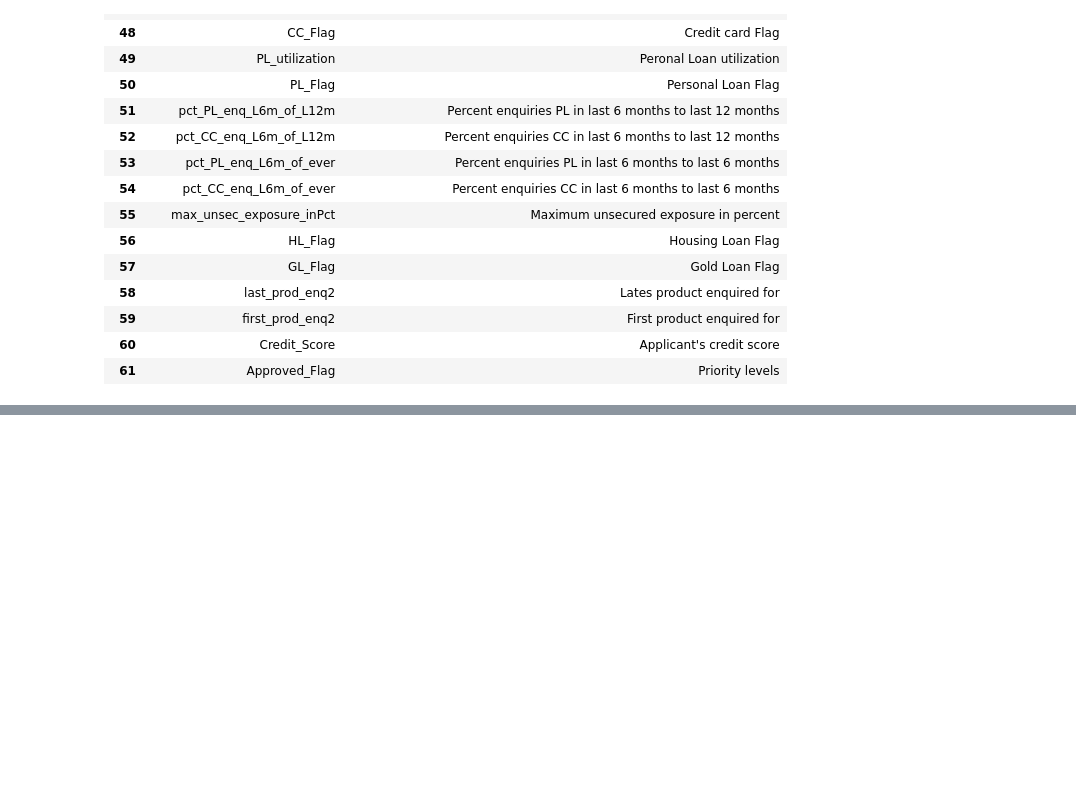
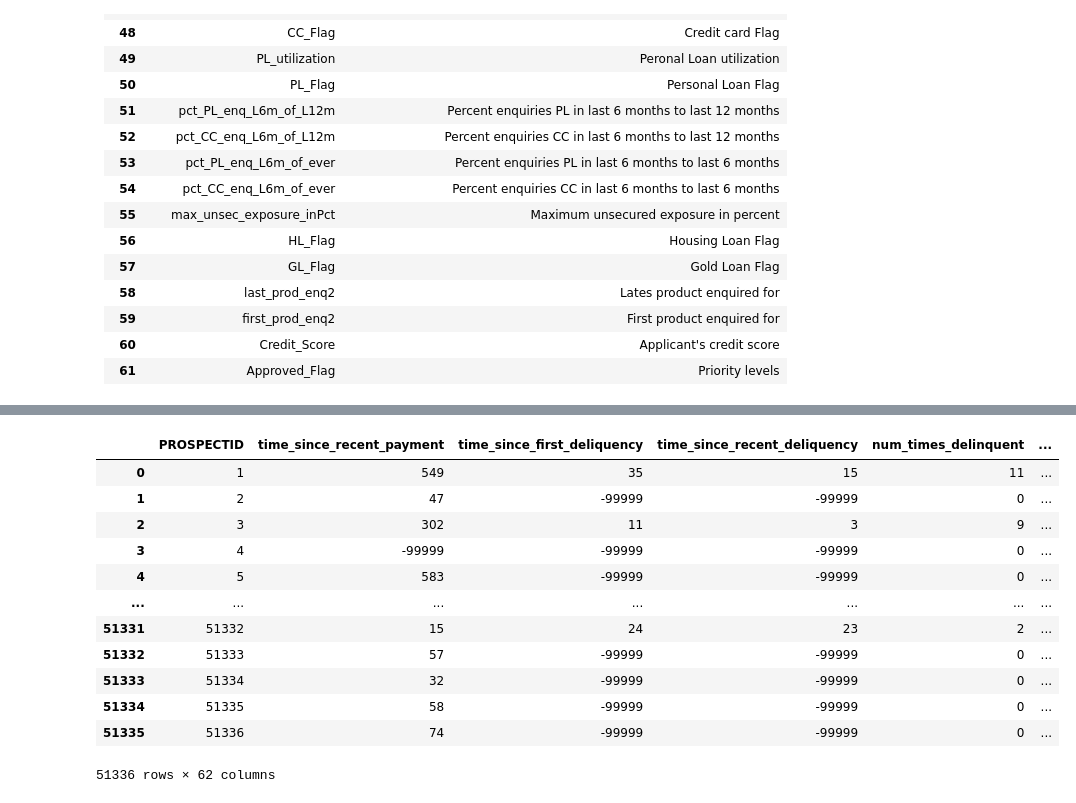
Before and after one commit to Yash-Kavaiya/CampusX-courses, a Jupyter notebook: Credit Risk Modeling using Machine Learning/Credit-risk-session-01-Notes-collection.ipynb, the cells around one changed output, grey strips where cells are left out. Cells and saved outputs as stored; diff of their text form; code cells hidden in the pictures; blank space fills up the shorter version.

```diff
--- a/Credit Risk Modeling using Machine Learning/Credit-risk-session-01-Notes-collection.ipynb
+++ b/Credit Risk Modeling using Machine Learning/Credit-risk-session-01-Notes-collection.ipynb
@@ -619,0 +646,16 @@ Error:
+# %%
+df2
+# %% [output]
+|  | PROSPECTID | time_since_recent_payment | time_since_first_deliquency | time_since_recent_deliquency | num_times_delinquent | ... |
+| 0 | 1 | 549 | 35 | 15 | 11 | ... |
+| 1 | 2 | 47 | -99999 | -99999 | 0 | ... |
+| 2 | 3 | 302 | 11 | 3 | 9 | ... |
+| 3 | 4 | -99999 | -99999 | -99999 | 0 | ... |
+| 4 | 5 | 583 | -99999 | -99999 | 0 | ... |
+| ... | ... | ... | ... | ... | ... | ... |
+| 51331 | 51332 | 15 | 24 | 23 | 2 | ... |
+| 51332 | 51333 | 57 | -99999 | -99999 | 0 | ... |
+| 51333 | 51334 | 32 | -99999 | -99999 | 0 | ... |
+| 51334 | 51335 | 58 | -99999 | -99999 | 0 | ... |
+| 51335 | 51336 | 74 | -99999 | -99999 | 0 | ... |
+51336 rows × 62 columns
```
Also changed, not shown: parts of 24 cells of this notebook.
